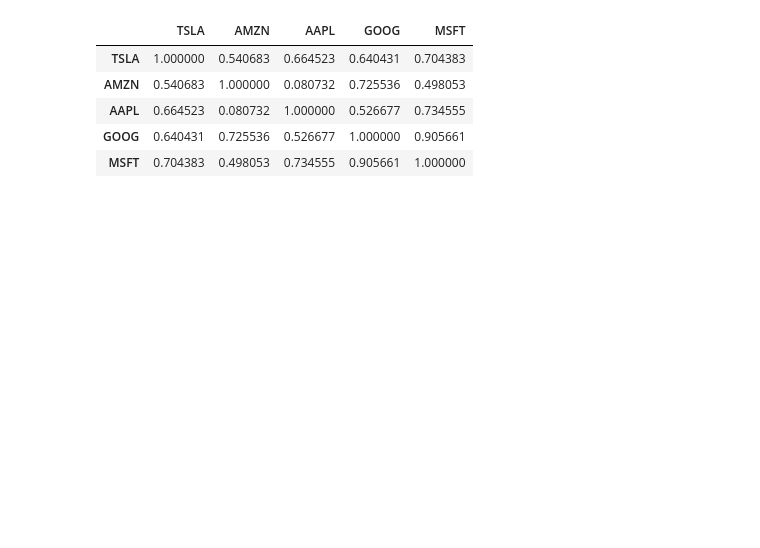
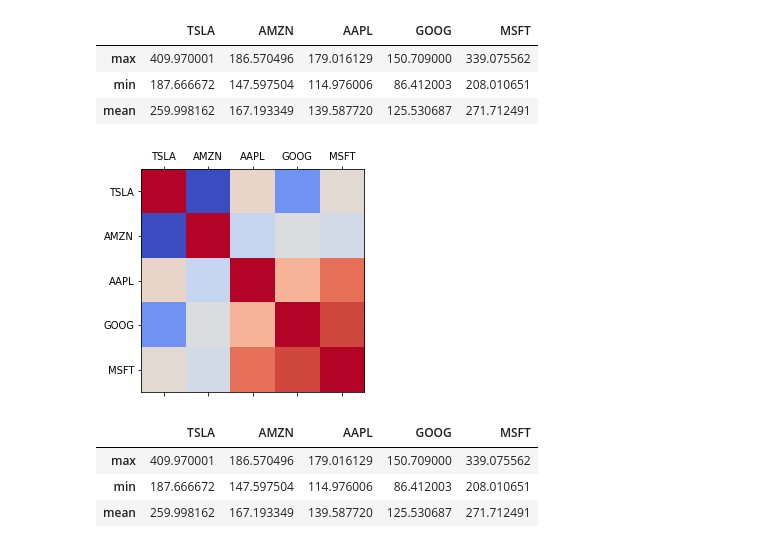
Before and after one commit to Lester-723/Data-Analytics-Projects-, a Jupyter notebook: Securities Analysis Project/Analysis_of_Big_data_stock.ipynb, the cells around one changed output. Cells and saved outputs as stored; diff of their text form; code cells hidden in the pictures; blank space fills up the shorter version.

```diff
--- a/Securities Analysis Project/Analysis_of_Big_data_stock.ipynb
+++ b/Securities Analysis Project/Analysis_of_Big_data_stock.ipynb
@@ -39,10 +39,19 @@ securities.download_stocks_closing(column_name = "Adj Close")
-# %%
-securities.closing_stock_data.corr()
-# %% [output]
-|  | TSLA | AMZN | AAPL | GOOG | MSFT |
-| TSLA | 1.000000 | 0.540683 | 0.664523 | 0.640431 | 0.704383 |
-| AMZN | 0.540683 | 1.000000 | 0.080732 | 0.725536 | 0.498053 |
-| AAPL | 0.664523 | 0.080732 | 1.000000 | 0.526677 | 0.734555 |
-| GOOG | 0.640431 | 0.725536 | 0.526677 | 1.000000 | 0.905661 |
-| MSFT | 0.704383 | 0.498053 | 0.734555 | 0.905661 | 1.000000 |
+# %%
+securities.stock_stats()
+# %% [output]
+|  | TSLA | AMZN | AAPL | GOOG | MSFT |
+| max | 409.970001 | 186.570496 | 179.016129 | 150.709000 | 339.075562 |
+| min | 187.666672 | 147.597504 | 114.976006 | 86.412003 | 208.010651 |
+| mean | 259.998162 | 167.193349 | 139.587720 | 125.530687 | 271.712491 |
+# %%
+securities.stock_relationship()
+# %% [output]
+[figure, added]
+# %%
+securities.stock_stats()
+# %% [output]
+|  | TSLA | AMZN | AAPL | GOOG | MSFT |
+| max | 409.970001 | 186.570496 | 179.016129 | 150.709000 | 339.075562 |
+| min | 187.666672 | 147.597504 | 114.976006 | 86.412003 | 208.010651 |
+| mean | 259.998162 | 167.193349 | 139.587720 | 125.530687 | 271.712491 |
 # %%
```
Also changed, not shown: parts of 8 cells of this notebook, 1 other file.
